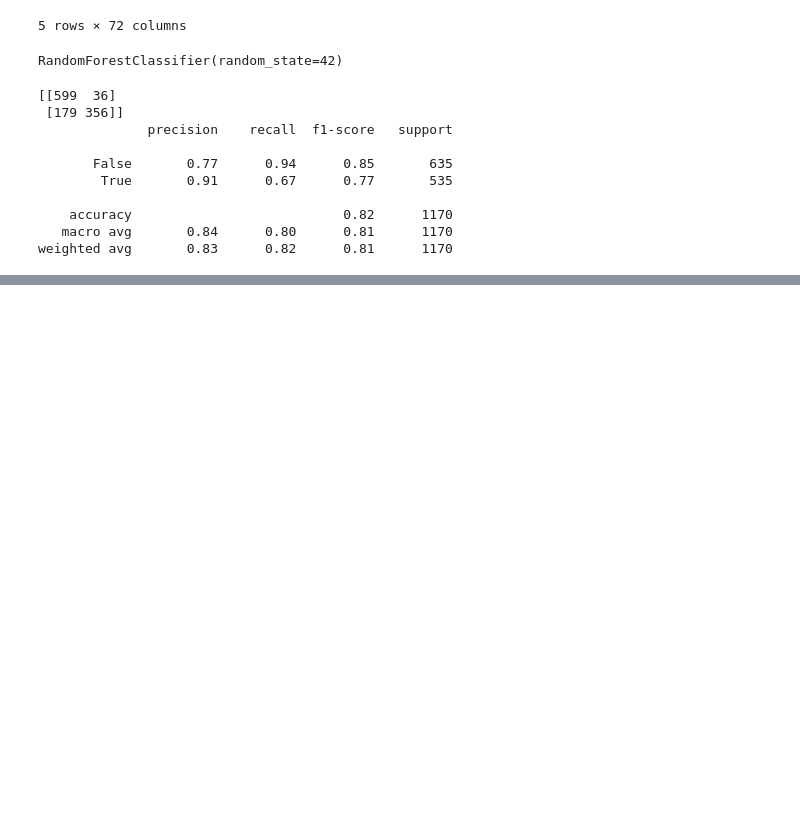
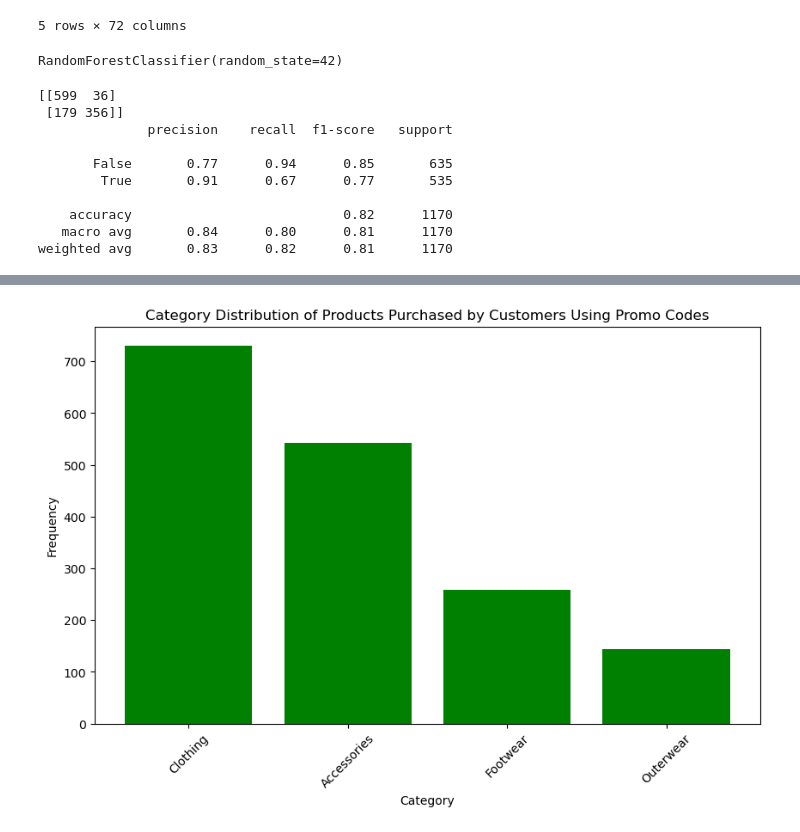
Before and after one commit to luisrodriguezror/project4, a Jupyter notebook: Promo Code.ipynb, the cells around one changed output, grey strips where cells are left out. Cells and saved outputs as stored; diff of their text form; code cells hidden in the pictures; blank space fills up the shorter version.

```diff
--- a/Promo Code.ipynb
+++ b/Promo Code.ipynb
@@ -160,0 +262,4 @@ weighted avg       0.83      0.82      0.81      1170
+# %%
+plot_bar(category_distribution, 'Category Distribution of Products Purchased by Customers Using Promo Codes', 'Category', 'Frequency', rotation=45)
+# %% [output]
+[figure, added]
```
Also changed, not shown: parts of 14 cells of this notebook, 1 other file.
